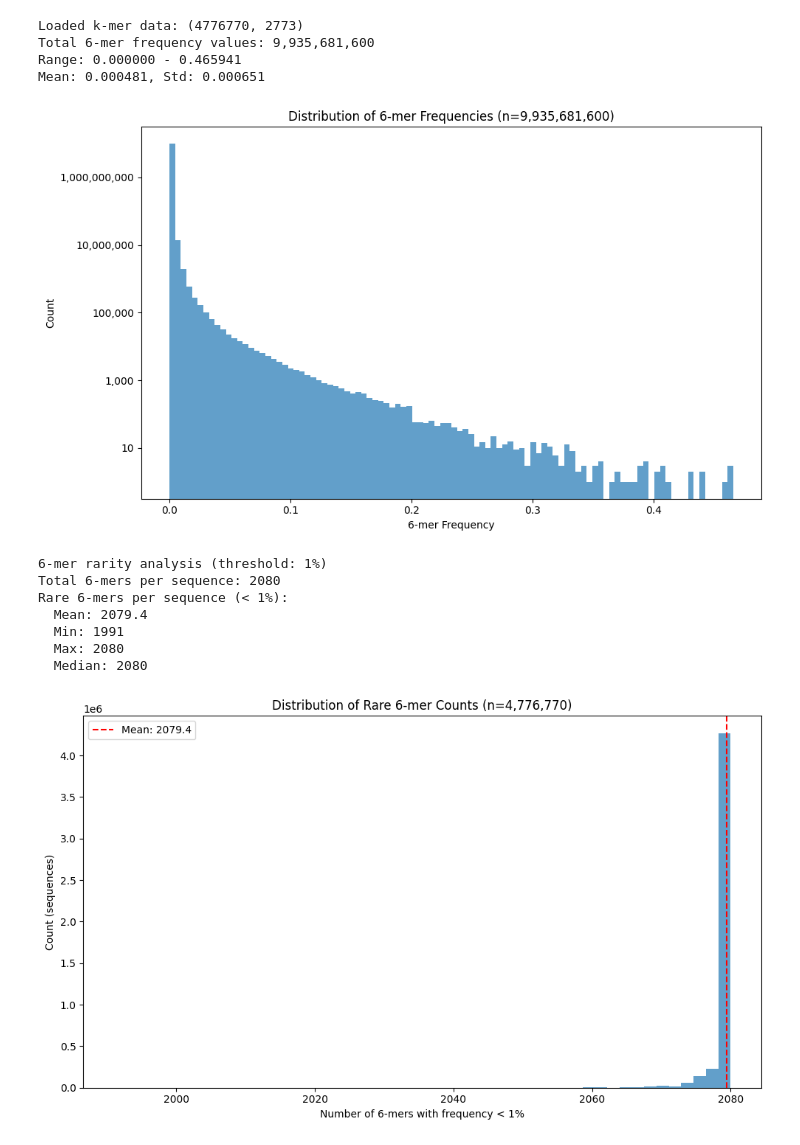
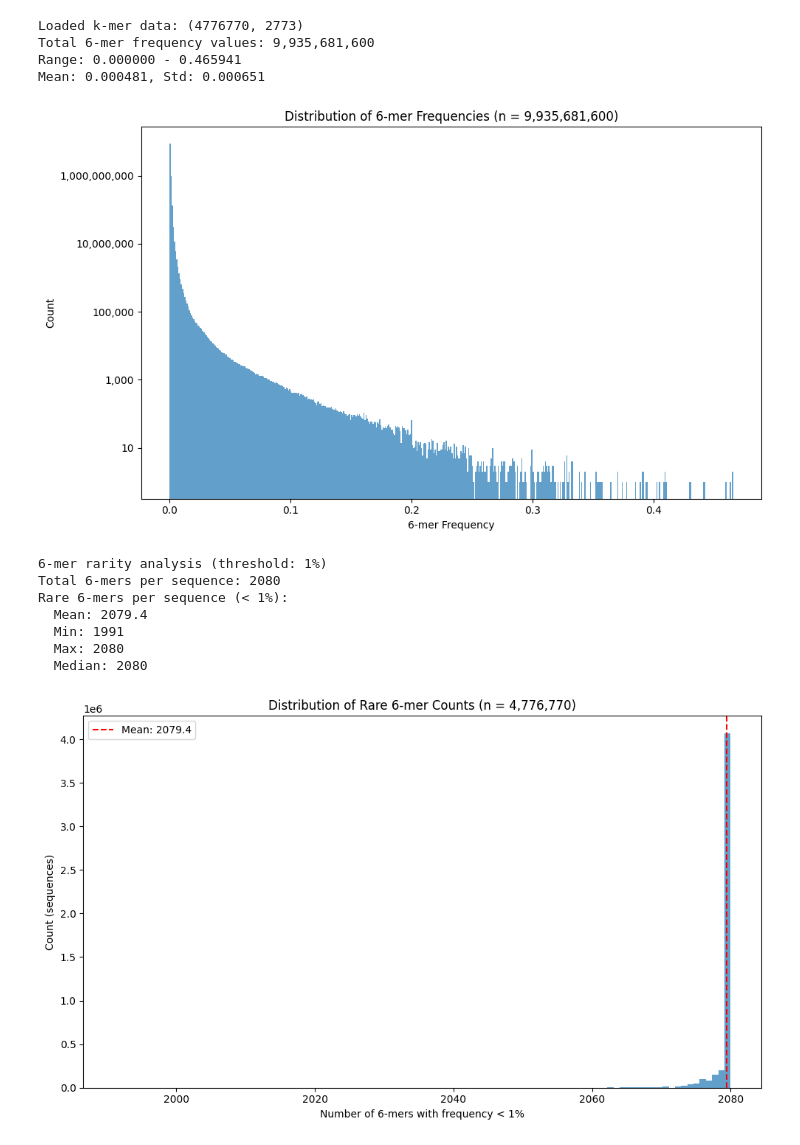
Before and after one commit to tnn111/Embedding, a Jupyter notebook: clustering.ipynb, the cells around one changed output. Saved outputs shown, nothing was run; the diff lists cells and outputs as text; code cells hidden in the pictures.

```diff
--- a/clustering.ipynb
+++ b/clustering.ipynb
@@ -128,34 +128,34 @@ Closest to first: index 105937 (distance: 0.0925)
 # %%
 import numpy as np
 import matplotlib.pyplot as plt
 
 # Load k-mer data
 kmers = np.load('Data/all_kmers.npy')
 print(f'Loaded k-mer data: {kmers.shape}')
 
 # Extract 6-mer frequencies (columns 1 through 2080, after length column)
 six_mer_freqs = kmers[:, 1:2081].flatten()
 print(f'Total 6-mer frequency values: {len(six_mer_freqs):,}')
 print(f'Range: {six_mer_freqs.min():.6f} - {six_mer_freqs.max():.6f}')
 print(f'Mean: {six_mer_freqs.mean():.6f}, Std: {six_mer_freqs.std():.6f}')
 
 # Plot histogram
 fig, ax = plt.subplots(figsize = (10, 6))
-ax.hist(six_mer_freqs, bins = 100, edgecolor = 'none', alpha = 0.7)
+ax.hist(six_mer_freqs, bins = 500, edgecolor = 'none', alpha = 0.7)
 ax.set_xlabel('6-mer Frequency')
 ax.set_ylabel('Count')
-ax.set_title(f'Distribution of 6-mer Frequencies (n={len(six_mer_freqs):,})')
+ax.set_title(f'Distribution of 6-mer Frequencies (n = {len(six_mer_freqs):,})')
 ax.set_yscale('log')
 ax.yaxis.set_major_locator(plt.LogLocator(base = 10, numticks = 10))
 ax.yaxis.set_major_formatter(plt.FuncFormatter(lambda x, _: f'{int(x):,}' if x >= 1 else ''))
 plt.tight_layout()
 plt.show()
 # %% [output]
 Loaded k-mer data: (4776770, 2773)
 Total 6-mer frequency values: 9,935,681,600
 Range: 0.000000 - 0.465941
 Mean: 0.000481, Std: 0.000651
-[figure, old version]
+[figure, new version]
 # %%
 # Analyze 6-mer frequency distribution
 # How many 6-mers occur less than 1% of the time
@@ -172,11 +172,11 @@ print(f'  Median: {np.median(rare_counts):.0f}')
 
 # Plot histogram
 fig, ax = plt.subplots(figsize = (10, 6))
-ax.hist(rare_counts, bins = 50, edgecolor = 'none', alpha = 0.7)
+ax.hist(rare_counts, bins = 100, edgecolor = 'none', alpha = 0.7)
 ax.axvline(rare_counts.mean(), color = 'red', linestyle = '--', label = f'Mean: {rare_counts.mean():.1f}')
 ax.set_xlabel(f'Number of 6-mers with frequency < {threshold * 100:.0f}%')
 ax.set_ylabel('Count (sequences)')
-ax.set_title(f'Distribution of Rare 6-mer Counts (n={len(rare_counts):,})')
+ax.set_title(f'Distribution of Rare 6-mer Counts (n = {len(rare_counts):,})')
 ax.legend()
 plt.tight_layout()
 plt.show()
@@ -188,4 +188,4 @@ Rare 6-mers per sequence (< 1%):
   Min: 1991
   Max: 2080
   Median: 2080
-[figure, old version]
+[figure, new version]
```
Also changed, not shown: parts of 4 cells of this notebook.
